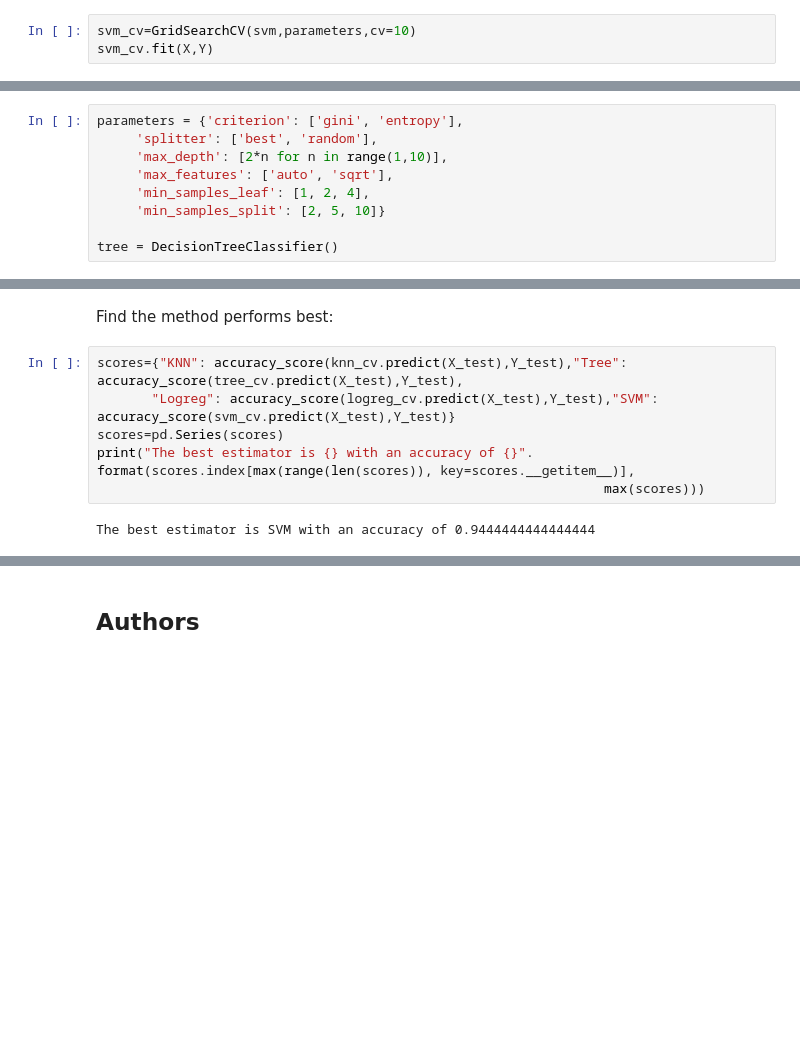
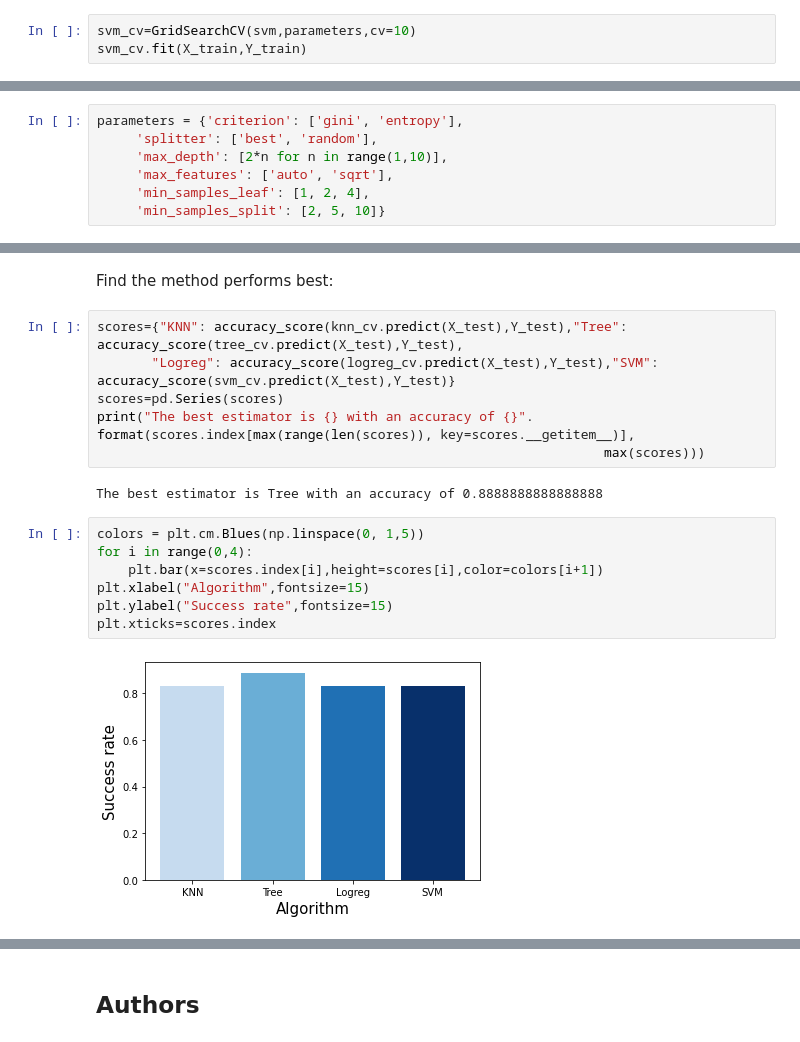
Before and after one commit to rdf5/spaceXfalcon9, a Jupyter notebook: SpaceX_Machine Learning Prediction_Part_5.ipynb, the cells around one changed output, grey strips where cells are left out. Cells and saved outputs as stored; diff of their text form; blank space fills up the shorter version.

```diff
--- a/SpaceX_Machine Learning Prediction_Part_5.ipynb
+++ b/SpaceX_Machine Learning Prediction_Part_5.ipynb
@@ -202,7 +202,7 @@ parameters = {'kernel':('linear', 'rbf','poly','rbf', 'sigmoid'),
 svm = SVC()
 # %%
 svm_cv=GridSearchCV(svm,parameters,cv=10)
-svm_cv.fit(X,Y)
+svm_cv.fit(X_train,Y_train)
 # %% [output]
 GridSearchCV(cv=10, estimator=SVC(),
              param_grid={'C': array([1.00000000e-03, 3.16227766e-02, 1.00000000e+00, 3.16227766e+01,
@@ -242,8 +242,6 @@ parameters = {'criterion': ['gini', 'entropy'],
      'max_features': ['auto', 'sqrt'],
      'min_samples_leaf': [1, 2, 4],
      'min_samples_split': [2, 5, 10]}
-
-tree = DecisionTreeClassifier()
 # %%
 tree_cv=GridSearchCV(tree,parameters,cv=10)
 tree_cv.fit(X_train,Y_train)
@@ -326,4 +320,13 @@ scores=pd.Series(scores)
 print("The best estimator is {} with an accuracy of {}". format(scores.index[max(range(len(scores)), key=scores.__getitem__)],
                                                                  max(scores)))
 # %% [output]
-The best estimator is SVM with an accuracy of 0.9444444444444444
+The best estimator is Tree with an accuracy of 0.8888888888888888
+# %%
+colors = plt.cm.Blues(np.linspace(0, 1,5))
+for i in range(0,4):
+    plt.bar(x=scores.index[i],height=scores[i],color=colors[i+1])
+plt.xlabel("Algorithm",fontsize=15)
+plt.ylabel("Success rate",fontsize=15)
+plt.xticks=scores.index
+# %% [output]
+[figure, added]
```
Also changed, not shown: parts of 10 cells of this notebook.
